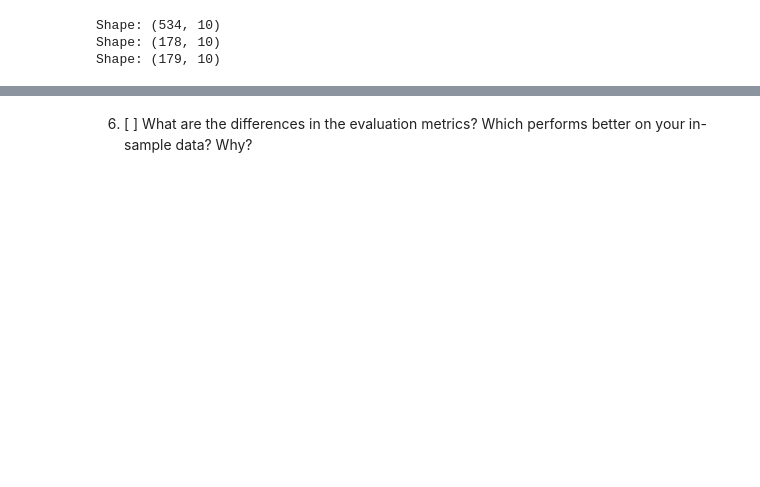
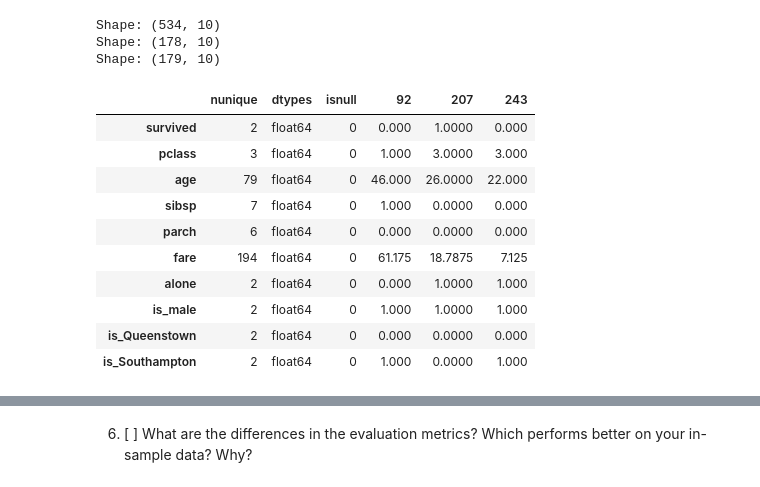
Before and after one commit to Michael-Nelson361/classification-exercises, a Jupyter notebook: knn_model.ipynb, the cells around one changed output, grey strips where cells are left out. Drawn from its saved outputs; the diff is of its cells as text; code cells hidden in the pictures; blank space fills up the shorter version.

```diff
--- a/knn_model.ipynb
+++ b/knn_model.ipynb
@@ -86,8 +86,21 @@ Shape: (178, 10)
 Shape: (179, 10)
 # %%
 # Encode Titanic
-
+encoded = e_train,e_val,e_test = [m.preprocess_titanic(df) for df in df_sets]
 
 # check encoded train
+a.df_info(e_train,samples=3)
+# %% [output]
+|  | nunique | dtypes | isnull | 92 | 207 | 243 |
+| survived | 2 | float64 | 0 | 0.000 | 1.0000 | 0.000 |
+| pclass | 3 | float64 | 0 | 1.000 | 3.0000 | 3.000 |
+| age | 79 | float64 | 0 | 46.000 | 26.0000 | 22.000 |
+| sibsp | 7 | float64 | 0 | 1.000 | 0.0000 | 0.000 |
+| parch | 6 | float64 | 0 | 0.000 | 0.0000 | 0.000 |
+| fare | 194 | float64 | 0 | 61.175 | 18.7875 | 7.125 |
+| alone | 2 | float64 | 0 | 0.000 | 1.0000 | 1.000 |
+| is_male | 2 | float64 | 0 | 1.000 | 1.0000 | 1.000 |
+| is_Queenstown | 2 | float64 | 0 | 0.000 | 0.0000 | 0.000 |
+| is_Southampton | 2 | float64 | 0 | 1.000 | 0.0000 | 1.000 |
 # %%
 # Get X's
```
Also changed, not shown: parts of 39 cells of this notebook.
